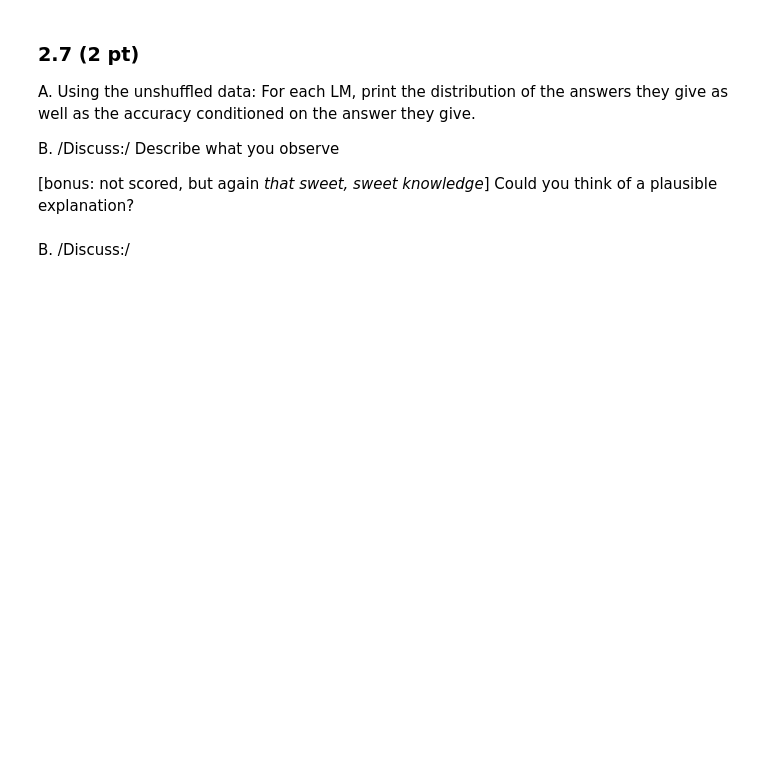
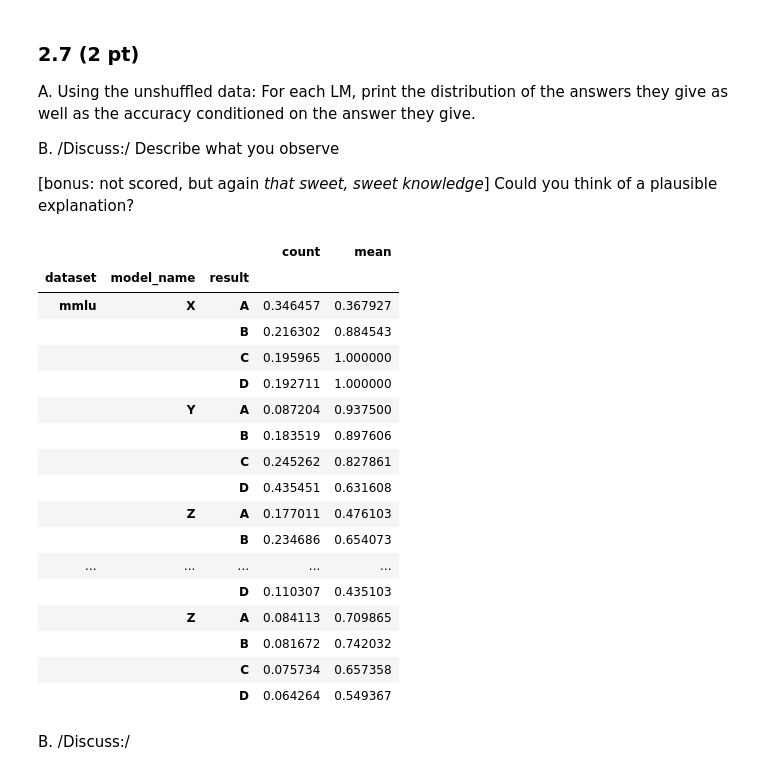
Before and after one commit to MauroPello/EPFL-ADA, a Jupyter notebook: Homework/01_PROJECT_NEUTRALITY/analysis.ipynb, the cells around one changed output. Cells and saved outputs as stored; diff of their text form; code cells hidden in the pictures; blank space fills up the shorter version.

```diff
--- a/Homework/01_PROJECT_NEUTRALITY/analysis.ipynb
+++ b/Homework/01_PROJECT_NEUTRALITY/analysis.ipynb
@@ -488,6 +579,29 @@ B. /Discuss:/ Describe what you observe
 [bonus: not scored, but again _that sweet, sweet knowledge_] Could you think of a plausible explanation?
 # %%
 # A
+
+results = df.groupby(["dataset", "model_name", "result"])["correct"].agg(["count", "mean"])
+results["count"] = results["count"] / df["question_id"].nunique()
+results
+# %% [output]
+|  |  |  | count | mean |
+| dataset | model_name | result |  |  |
+| mmlu | X | A | 0.346457 | 0.367927 |
+|  |  | B | 0.216302 | 0.884543 |
+|  |  | C | 0.195965 | 1.000000 |
+|  |  | D | 0.192711 | 1.000000 |
+|  | Y | A | 0.087204 | 0.937500 |
+|  |  | B | 0.183519 | 0.897606 |
+|  |  | C | 0.245262 | 0.827861 |
+|  |  | D | 0.435451 | 0.631608 |
+|  | Z | A | 0.177011 | 0.476103 |
+|  |  | B | 0.234686 | 0.654073 |
+| ... | ... | ... | ... | ... |
+|  |  | D | 0.110307 | 0.435103 |
+|  | Z | A | 0.084113 | 0.709865 |
+|  |  | B | 0.081672 | 0.742032 |
+|  |  | C | 0.075734 | 0.657358 |
+|  |  | D | 0.064264 | 0.549367 |
 # %% [markdown]
 B. /Discuss:/
 # %% [markdown]
```
Also changed, not shown: parts of 17 cells of this notebook, 1 other file.
